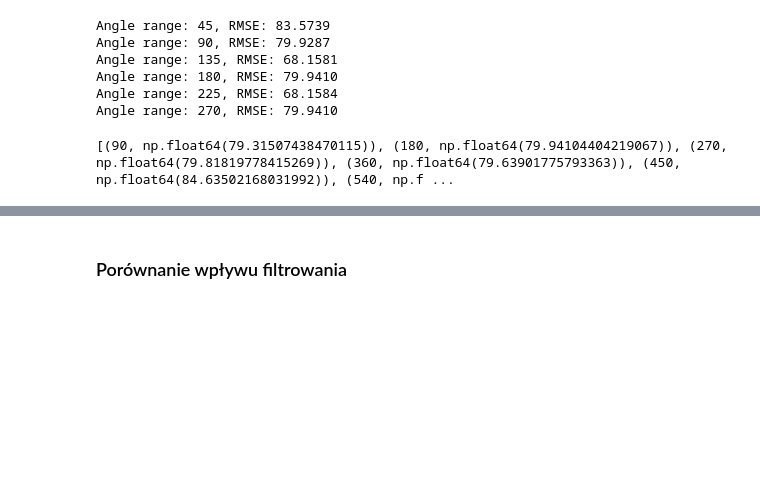
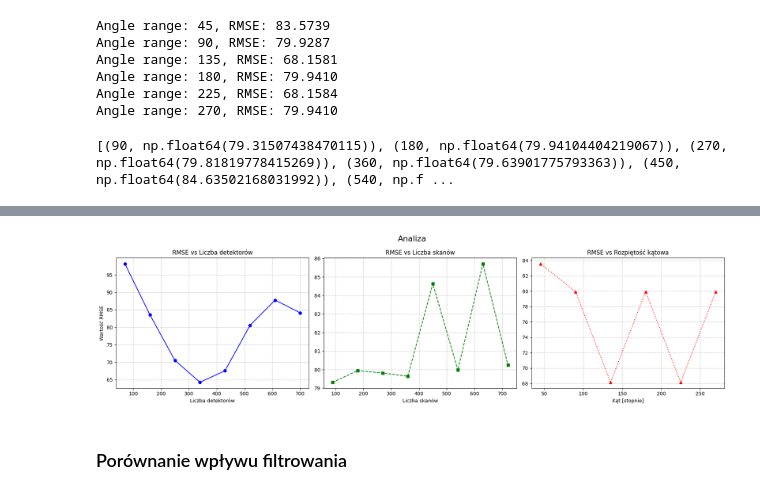
Before and after one commit to viatrix17/Symulacja-Tomografu, a Jupyter notebook: symulacja_tomografu.ipynb, the cells around one changed output, grey strips where cells are left out. Saved outputs shown, nothing was run; the diff lists cells and outputs as text; code cells hidden in the pictures; blank space fills up the shorter version.

Commit message:
Plots added (#7)

```diff
--- a/symulacja_tomografu.ipynb
+++ b/symulacja_tomografu.ipynb
@@ -532,3 +490,37 @@ plt.legend()
+# %%
+import matplotlib.pyplot as plt
+
+x_det, y_det = zip(*stat_analysis["detectors"])
+x_scan, y_scan = zip(*stat_analysis["scans"])
+x_ang, y_ang = zip(*stat_analysis["angles"])
+
+
+import matplotlib.pyplot as plt
+
+fig, (ax1, ax2, ax3) = plt.subplots(1, 3, figsize=(18, 5))
+
+ax1.plot(x_det, y_det, label='Detektory', marker='o', color='blue', linestyle='-')
+ax1.set_title('RMSE vs Liczba detektorów')
+ax1.set_xlabel('Liczba detektorów')
+ax1.set_ylabel('Wartość RMSE')
+ax1.grid(True, linestyle='--', alpha=0.7)
+
+ax2.plot(x_scan, y_scan, label='Skany', marker='s', color='green', linestyle='--')
+ax2.set_title('RMSE vs Liczba skanów')
+ax2.set_xlabel('Liczba skanów')
+ax2.grid(True, linestyle='--', alpha=0.7)
+
+ax3.plot(x_ang, y_ang, label='Kąty', marker='^', color='red', linestyle=':')
+ax3.set_title('RMSE vs Rozpiętość kątowa')
+ax3.set_xlabel('Kąt [stopnie]')
+ax3.grid(True, linestyle='--', alpha=0.7)
+
+fig.suptitle('Analiza', fontsize=16)
+
+plt.tight_layout()
+plt.show()
+# %% [output]
+[figure, added]
 # %% [markdown]
 ### Porównanie wpływu filtrowania
 # %%
```
Also changed, not shown: parts of 1 cell of this notebook.
